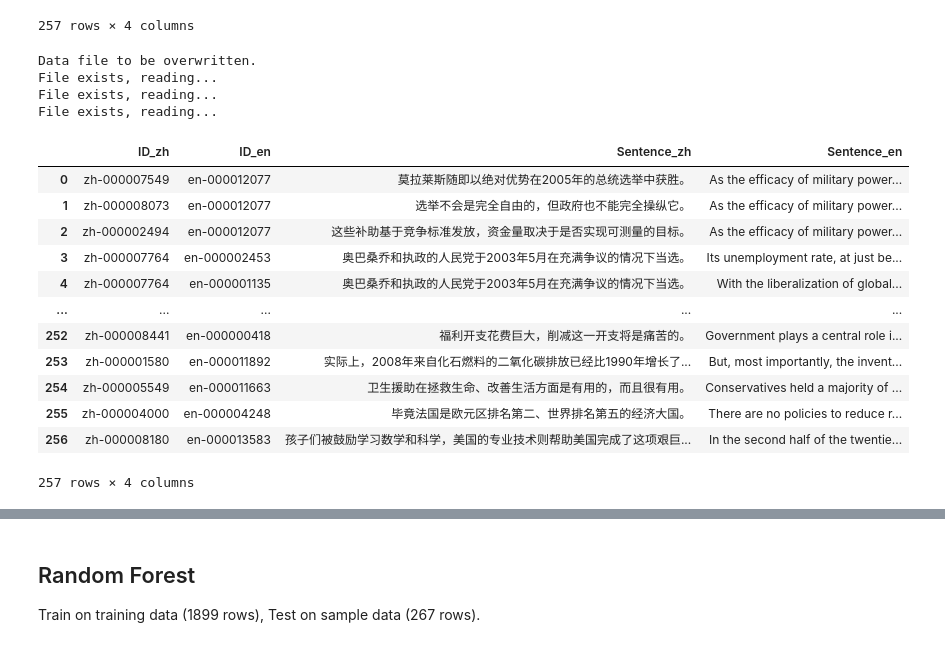
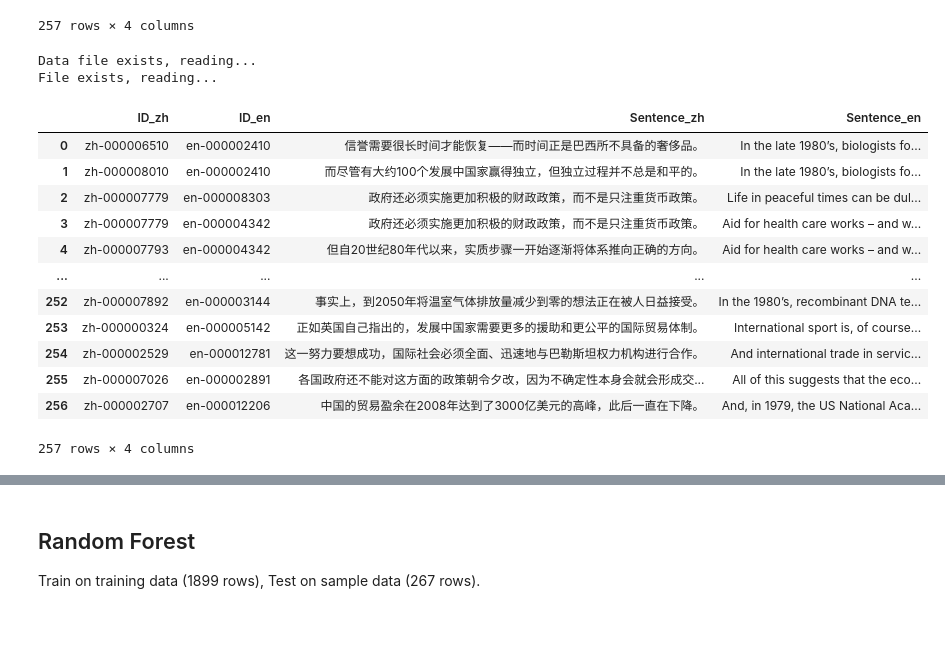
Before and after one commit to gabrielgoh0/csit_internship, a Jupyter notebook: align_corpora/main.ipynb, the cells around one changed output, grey strips where cells are left out. Drawn from its saved outputs; the diff is of its cells as text; code cells hidden in the pictures.

```diff
--- a/align_corpora/main.ipynb
+++ b/align_corpora/main.ipynb
@@ -810,25 +814,23 @@ File exists, reading...
 | 256 | zh-000008614 | en-000002701 | 新奥尔良市的大部分位于海平面以下，必须由堤坝将大水御于城门之外。 | New Orleans is a city mostly belo... |
 257 rows × 4 columns
 # %%
-sample_non_pair_df = get_sample_non_pair_data(1)
+sample_non_pair_df = get_sample_non_pair_data()
 sample_non_pair_df
 # %% [output]
-Data file to be overwritten.
+Data file exists, reading...
 File exists, reading...
-File exists, reading...
-File exists, reading...
 |  | ID_zh | ID_en | Sentence_zh | Sentence_en |
-| 0 | zh-000007549 | en-000012077 | 莫拉莱斯随即以绝对优势在2005年的总统选举中获胜。 | As the efficacy of military power... |
-| 1 | zh-000008073 | en-000012077 | 选举不会是完全自由的，但政府也不能完全操纵它。 | As the efficacy of military power... |
-| 2 | zh-000002494 | en-000012077 | 这些补助基于竞争标准发放，资金量取决于是否实现可测量的目标。 | As the efficacy of military power... |
-| 3 | zh-000007764 | en-000002453 | 奥巴桑乔和执政的人民党于2003年5月在充满争议的情况下当选。 | Its unemployment rate, at just be... |
-| 4 | zh-000007764 | en-000001135 | 奥巴桑乔和执政的人民党于2003年5月在充满争议的情况下当选。 | With the liberalization of global... |
+| 0 | zh-000006510 | en-000002410 | 信誉需要很长时间才能恢复——而时间正是巴西所不具备的奢侈品。 | In the late 1980’s, biologists fo... |
+| 1 | zh-000008010 | en-000002410 | 而尽管有大约100个发展中国家赢得独立，但独立过程并不总是和平的。 | In the late 1980’s, biologists fo... |
+| 2 | zh-000007779 | en-000008303 | 政府还必须实施更加积极的财政政策，而不是只注重货币政策。 | Life in peaceful times can be dul... |
+| 3 | zh-000007779 | en-000004342 | 政府还必须实施更加积极的财政政策，而不是只注重货币政策。 | Aid for health care works – and w... |
+| 4 | zh-000007793 | en-000004342 | 但自20世纪80年代以来，实质步骤一开始逐渐将体系推向正确的方向。 | Aid for health care works – and w... |
 | ... | ... | ... | ... | ... |
-| 252 | zh-000008441 | en-000000418 | 福利开支花费巨大，削减这一开支将是痛苦的。 | Government plays a central role i... |
-| 253 | zh-000001580 | en-000011892 | 实际上，2008年来自化石燃料的二氧化碳排放已经比1990年增长了... | But, most importantly, the invent... |
-| 254 | zh-000005549 | en-000011663 | 卫生援助在拯救生命、改善生活方面是有用的，而且很有用。 | Conservatives held a majority of ... |
-| 255 | zh-000004000 | en-000004248 | 毕竟法国是欧元区排名第二、世界排名第五的经济大国。 | There are no policies to reduce r... |
-| 256 | zh-000008180 | en-000013583 | 孩子们被鼓励学习数学和科学，美国的专业技术则帮助美国完成了这项艰巨... | In the second half of the twentie... |
+| 252 | zh-000007892 | en-000003144 | 事实上，到2050年将温室气体排放量减少到零的想法正在被人日益接受。 | In the 1980’s, recombinant DNA te... |
+| 253 | zh-000000324 | en-000005142 | 正如英国自己指出的，发展中国家需要更多的援助和更公平的国际贸易体制。 | International sport is, of course... |
+| 254 | zh-000002529 | en-000012781 | 这一努力要想成功，国际社会必须全面、迅速地与巴勒斯坦权力机构进行合作。 | And international trade in servic... |
+| 255 | zh-000007026 | en-000002891 | 各国政府还不能对这方面的政策朝令夕改，因为不确定性本身会就会形成交... | All of this suggests that the eco... |
+| 256 | zh-000002707 | en-000012206 | 中国的贸易盈余在2008年达到了3000亿美元的高峰，此后一直在下降。 | And, in 1979, the US National Aca... |
 257 rows × 4 columns
 # %%
 sample_output = ensemble(sample_df, "bucc_data/sample/zh-en.output", 257, 1)
```
Also changed, not shown: parts of 38 cells of this notebook.
